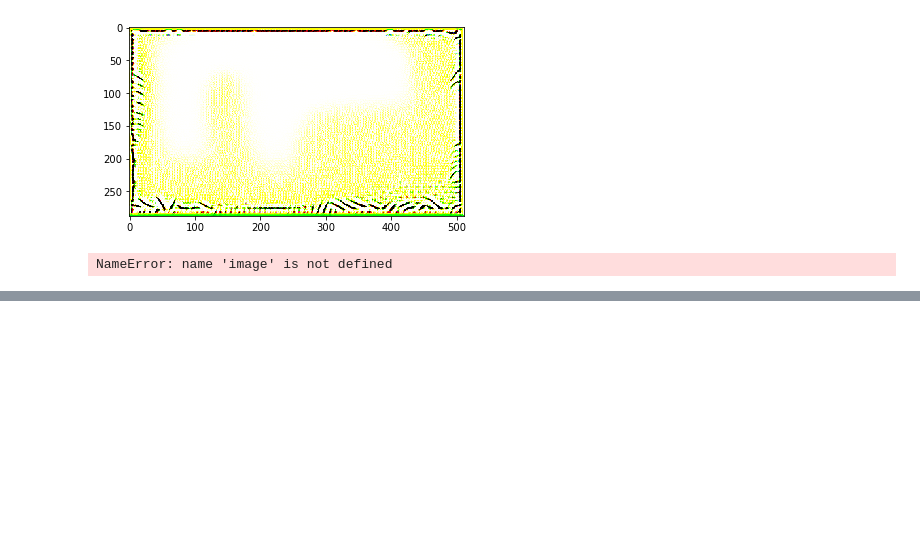
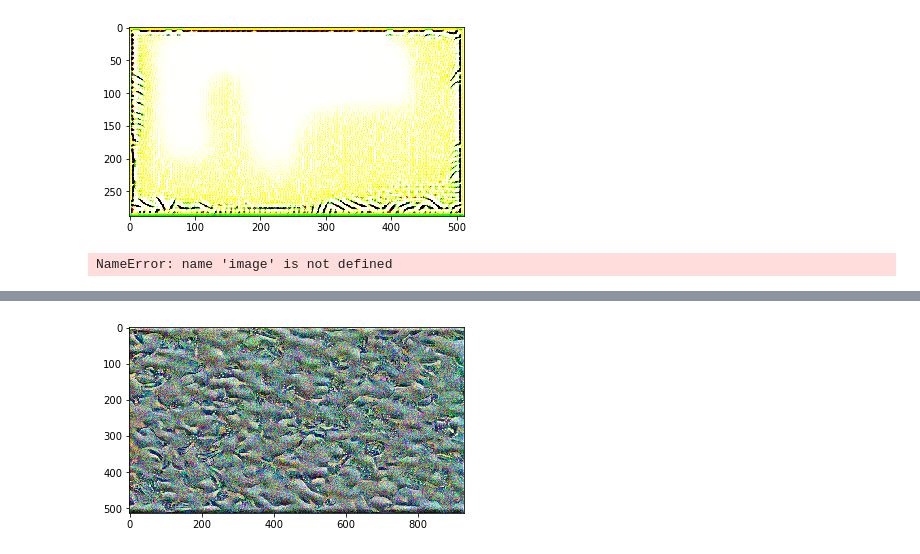
Before and after one commit to ash-xyz/Neural-Artist, a Jupyter notebook: notebooks/train.ipynb, the cells around one changed output, grey strips where cells are left out. Cells and saved outputs as stored; diff of their text form; code cells hidden in the pictures; blank space fills up the shorter version.

```diff
--- a/notebooks/train.ipynb
+++ b/notebooks/train.ipynb
@@ -36,0 +65,2 @@ save_image(load_image("../images/content/obrien.jpg"),"test.jpg")
+# %%
+image_2 = visualize_style_layer("../images/style/wave.jpg","block3_conv1")
@@ -36,0 +85,4 @@ save_image(load_image("../images/content/obrien.jpg"),"test.jpg")
+# %%
+show_image(image_2)
+# %% [output]
+[figure, added]
```
Also changed, not shown: parts of 9 cells of this notebook, 5 other files.
